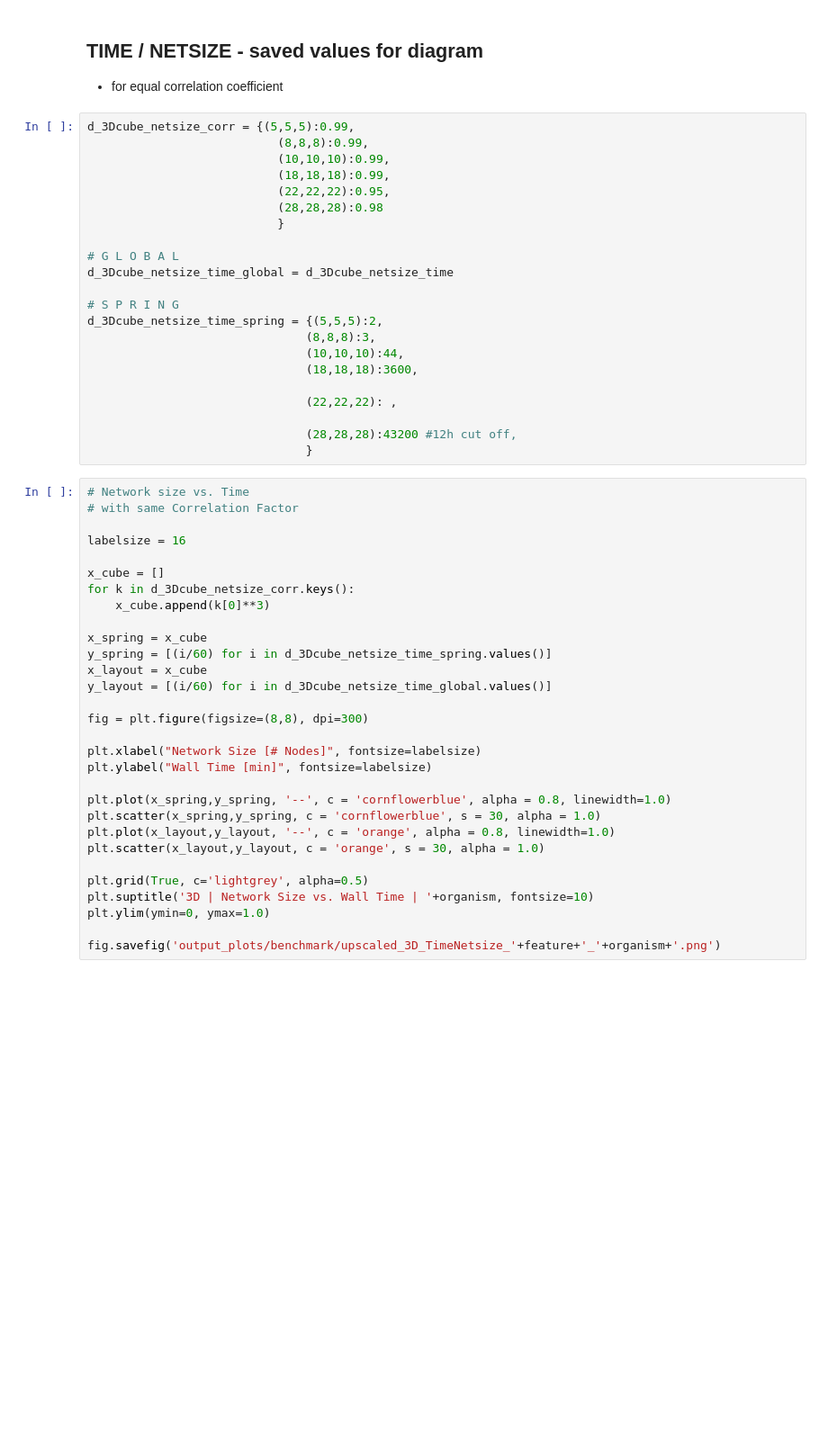
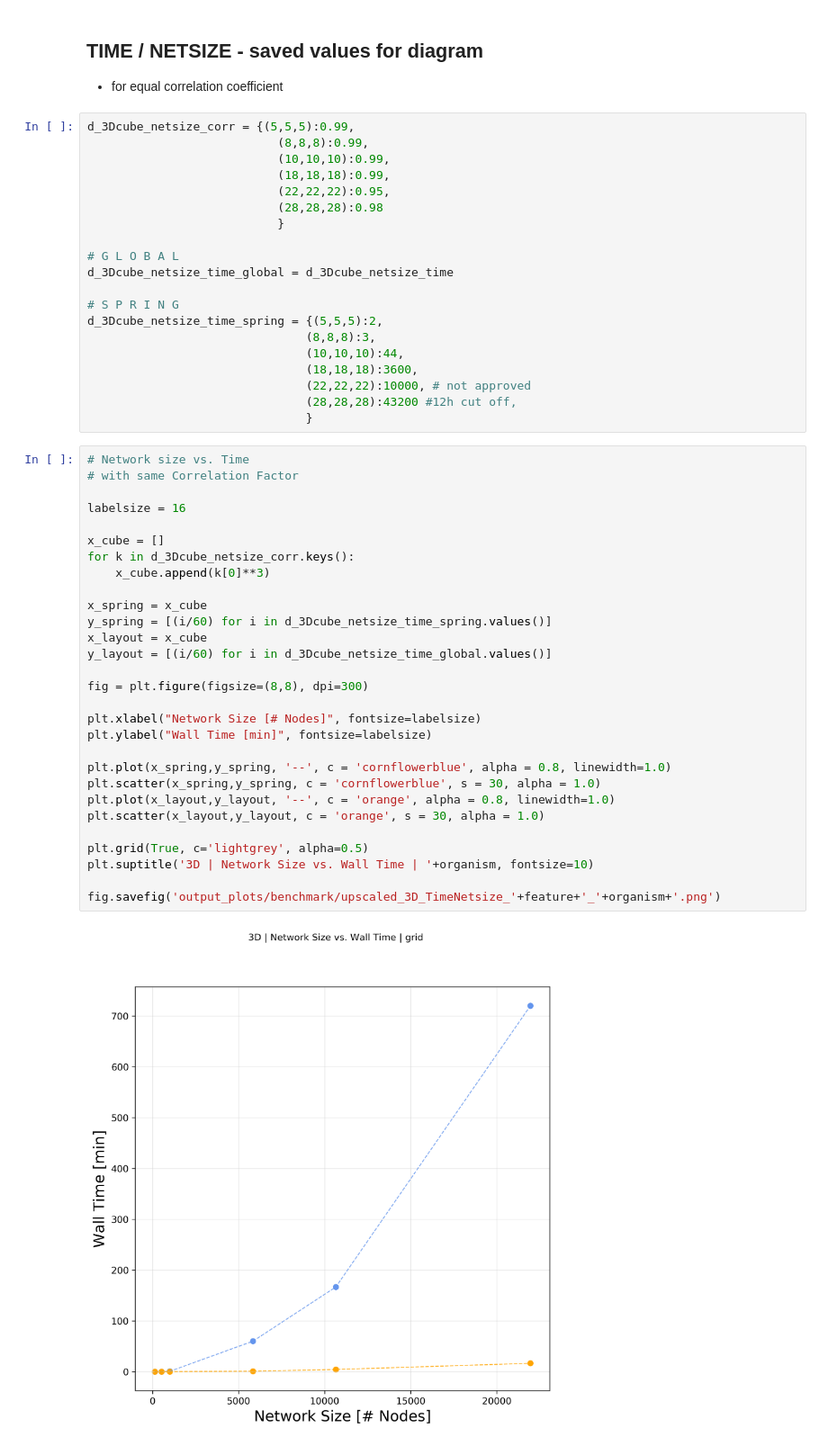
Before and after one commit to menchelab/CartoGRAPHs, a Jupyter notebook: multidimvis_benchmarks_UPSCALED-3DCUBE_NEW.ipynb, the cells around one changed output. Shown at 90% size. Drawn from its saved outputs; the diff is of its cells as text; blank space fills up the shorter version.

Commit message:
clip update prelim figures

```diff
--- a/multidimvis_benchmarks_UPSCALED-3DCUBE_NEW.ipynb
+++ b/multidimvis_benchmarks_UPSCALED-3DCUBE_NEW.ipynb
@@ -678,38 +678,37 @@ d_3Dcube_netsize_time_spring = {(5,5,5):2,
                                (8,8,8):3,
                                (10,10,10):44,
                                (18,18,18):3600,
-
-                               (22,22,22): ,
-
+                               (22,22,22):10000, # not approved
                                (28,28,28):43200 #12h cut off,
                                }
 # %%
 # Network size vs. Time
 # with same Correlation Factor
 
 labelsize = 16
 
 x_cube = []
 for k in d_3Dcube_netsize_corr.keys():
     x_cube.append(k[0]**3)
 
 x_spring = x_cube
 y_spring = [(i/60) for i in d_3Dcube_netsize_time_spring.values()]
 x_layout = x_cube
 y_layout = [(i/60) for i in d_3Dcube_netsize_time_global.values()]
 
 fig = plt.figure(figsize=(8,8), dpi=300)
 
 plt.xlabel("Network Size [# Nodes]", fontsize=labelsize)
 plt.ylabel("Wall Time [min]", fontsize=labelsize)
 
 plt.plot(x_spring,y_spring, '--', c = 'cornflowerblue', alpha = 0.8, linewidth=1.0)
 plt.scatter(x_spring,y_spring, c = 'cornflowerblue', s = 30, alpha = 1.0)
 plt.plot(x_layout,y_layout, '--', c = 'orange', alpha = 0.8, linewidth=1.0)
 plt.scatter(x_layout,y_layout, c = 'orange', s = 30, alpha = 1.0)
 
 plt.grid(True, c='lightgrey', alpha=0.5)
 plt.suptitle('3D | Network Size vs. Wall Time | '+organism, fontsize=10)
-plt.ylim(ymin=0, ymax=1.0)
 
 fig.savefig('output_plots/benchmark/upscaled_3D_TimeNetsize_'+feature+'_'+organism+'.png')
+# %% [output]
+[figure, added]
```
Also changed, not shown: parts of 3 cells of this notebook, 2 other files.
